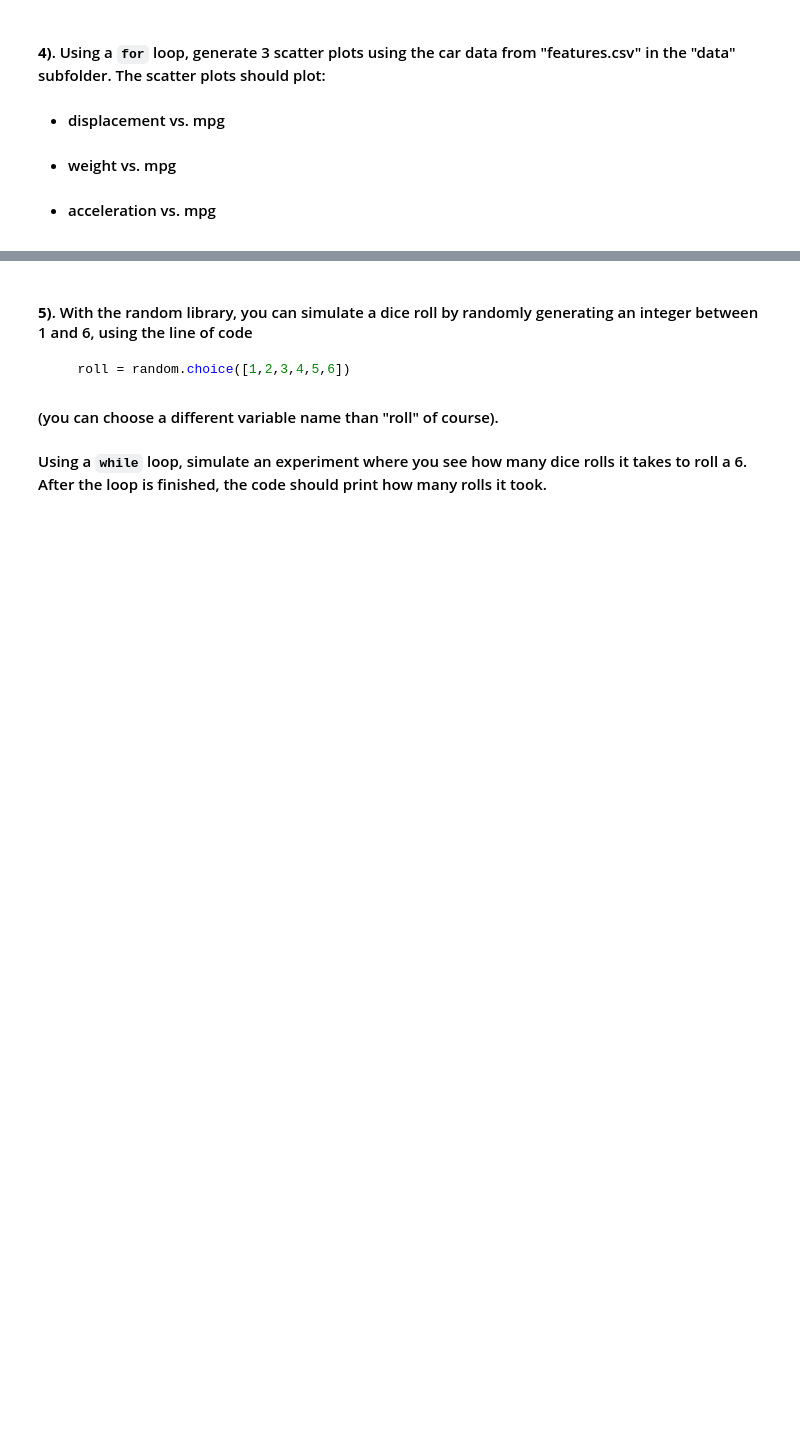
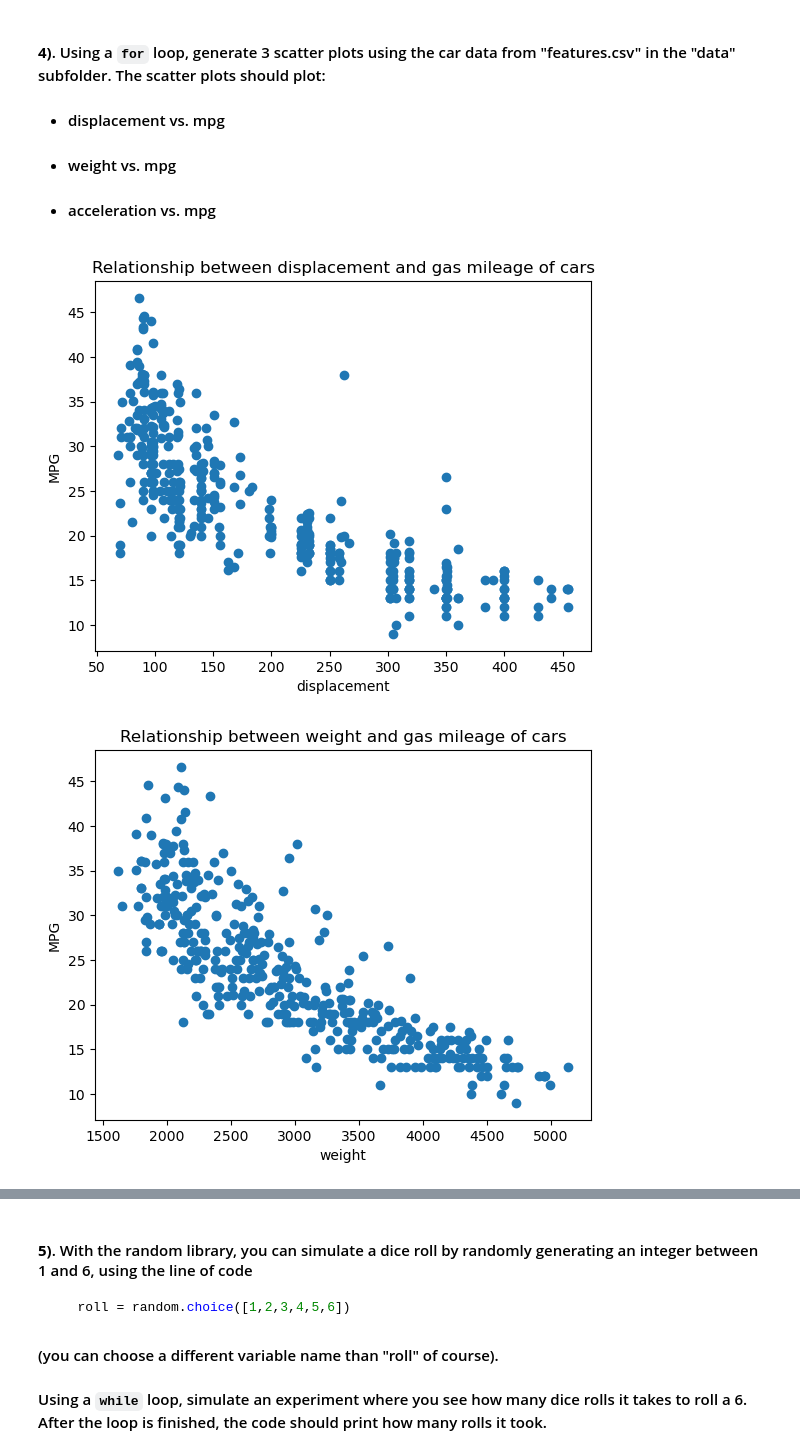
Before and after one commit to anqi-c07/datasci151spring2026, a Jupyter notebook: lecture_08/mylecture_08.ipynb, the cells around one changed output, grey strips where cells are left out. Cells and saved outputs as stored; diff of their text form; code cells hidden in the pictures; blank space fills up the shorter version.

```diff
--- a/lecture_08/mylecture_08.ipynb
+++ b/lecture_08/mylecture_08.ipynb
@@ -581,4 +696,15 @@ n = 31 # run this cell with other positive integers (start smaller to check your
 # %%
 carfeatures = pd.read_csv("data/features.csv")
 
+varnames = ["displacement", "weight", "acceleration"]
+
 # your code below
+for currentname in varnames:
+    plt.scatter(x = carfeatures[currentname], y = carfeatures["mpg"])
+    plt.xlabel(currentname)
+    plt.ylabel("MPG")
+    plt.title("Relationship between " + currentname + " and gas mileage of cars")
+    plt.show()
+# %% [output]
+[figure, added]
+[figure, added]
```
Also changed, not shown: parts of 14 cells of this notebook, 1 other file.
